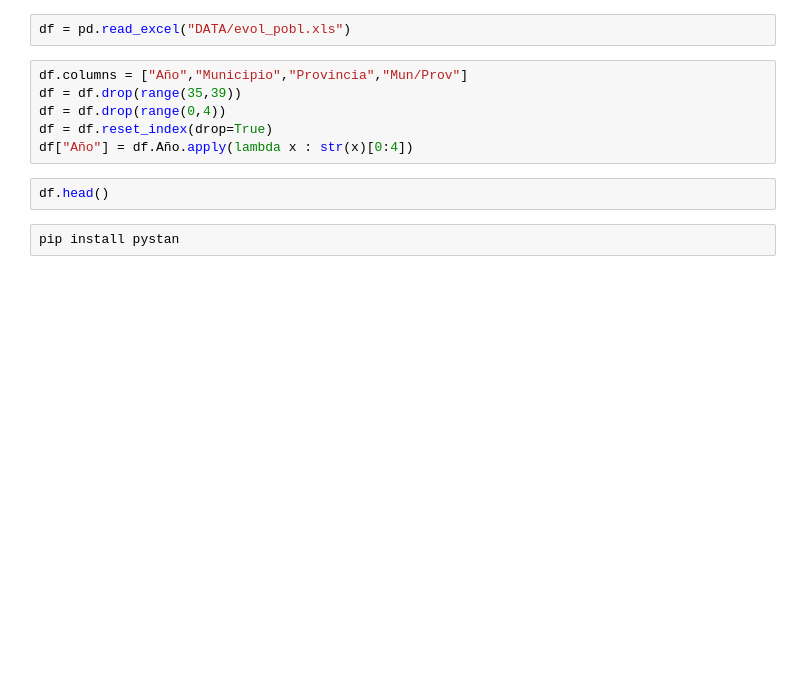
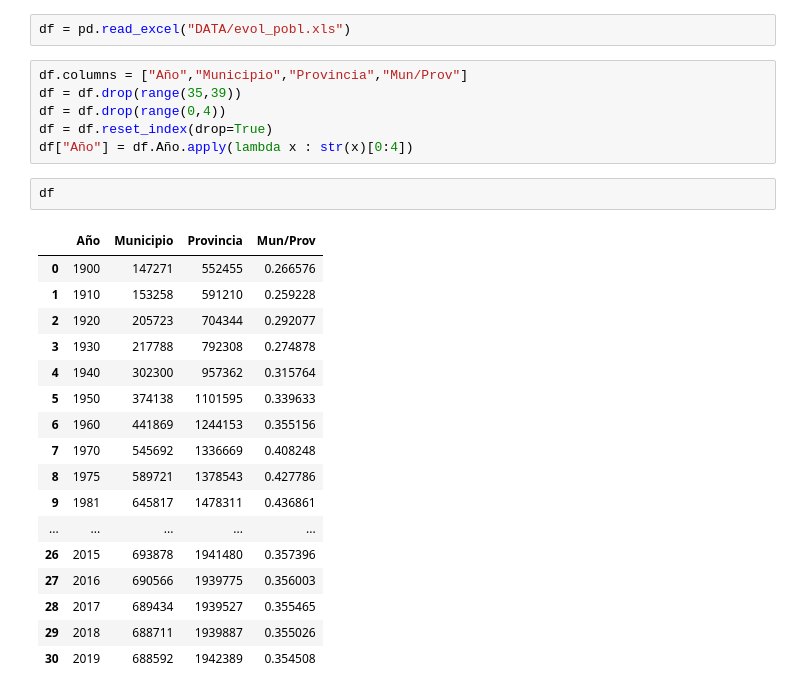
Before and after one commit to aromegar/TransitPlanner, a Jupyter notebook: Prophet.ipynb, the cells around one changed output. Cells and saved outputs as stored; diff of their text form; blank space fills up the shorter version.

```diff
--- a/Prophet.ipynb
+++ b/Prophet.ipynb
@@ -11,6 +11,22 @@ df = df.drop(range(0,4))
 df = df.reset_index(drop=True)
 df["Año"] = df.Año.apply(lambda x : str(x)[0:4])
 # %%
-df.head()
+df
+# %% [output]
+|  | Año | Municipio | Provincia | Mun/Prov |
+| 0 | 1900 | 147271 | 552455 | 0.266576 |
+| 1 | 1910 | 153258 | 591210 | 0.259228 |
+| 2 | 1920 | 205723 | 704344 | 0.292077 |
+| 3 | 1930 | 217788 | 792308 | 0.274878 |
+| 4 | 1940 | 302300 | 957362 | 0.315764 |
+| 5 | 1950 | 374138 | 1101595 | 0.339633 |
+| 6 | 1960 | 441869 | 1244153 | 0.355156 |
+| 7 | 1970 | 545692 | 1336669 | 0.408248 |
+| 8 | 1975 | 589721 | 1378543 | 0.427786 |
+| 9 | 1981 | 645817 | 1478311 | 0.436861 |
+| ... | ... | ... | ... | ... |
+| 26 | 2015 | 693878 | 1941480 | 0.357396 |
+| 27 | 2016 | 690566 | 1939775 | 0.356003 |
+| 28 | 2017 | 689434 | 1939527 | 0.355465 |
+| 29 | 2018 | 688711 | 1939887 | 0.355026 |
+| 30 | 2019 | 688592 | 1942389 | 0.354508 |
-# %%
-pip install pystan
```
Also changed, not shown: parts of 5 cells of this notebook, 4 other files.
